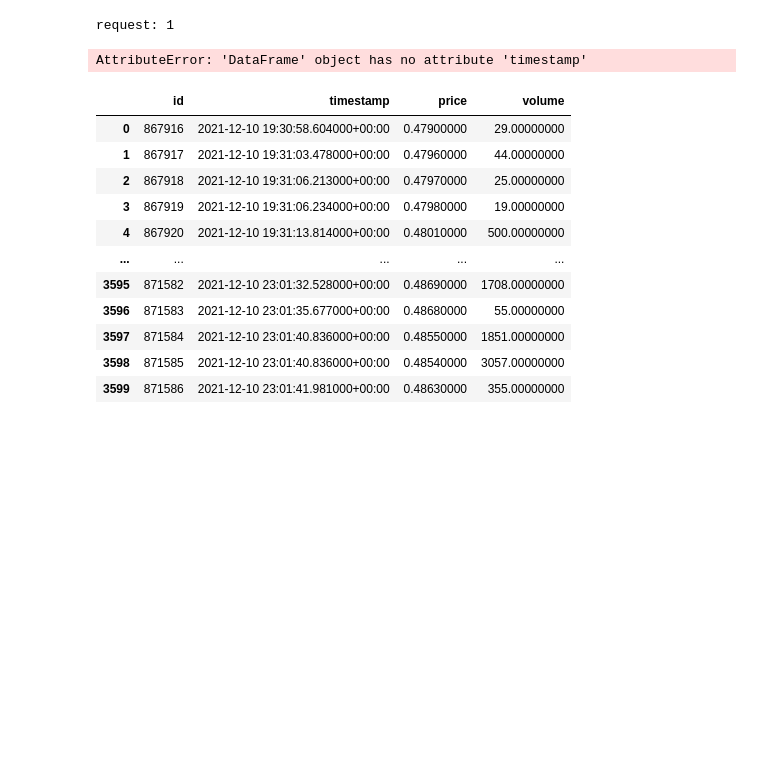
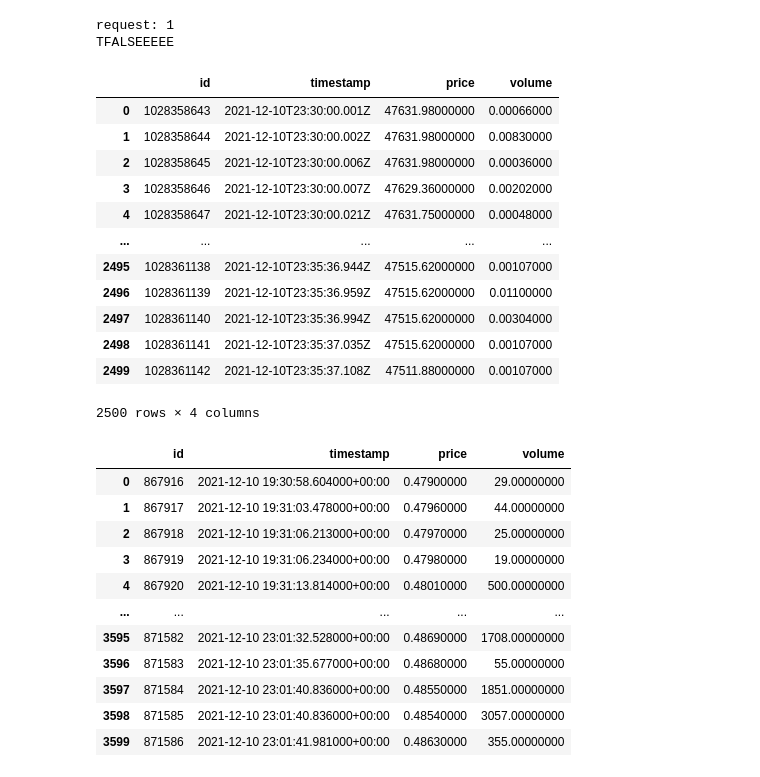
Before and after one commit to julia-claira/crypto, a Jupyter notebook: tet_bot.ipynb, the cells around one changed output. Cells and saved outputs as stored; diff of their text form; code cells hidden in the pictures; blank space fills up the shorter version.

Commit message:
working on updated data

```diff
--- a/tet_bot.ipynb
+++ b/tet_bot.ipynb
@@ -66,12 +66,12 @@ def new_request():
 #UCT time is 8 hours ahead, so this would be 02:00:00am PST
 request_num=2
 
-crypto='DDX'
-start_time='T19%3A30%3A00Z'
+crypto='BTC'
+start_time='T23%3A30%3A00Z'
 start_date='2021-12-10'
-end_day=10 #utc day (for now only works if in the same month!!)
-end_hour=23 #utc
-my_limit=200
+end_day=14 #utc day (for now only works if in the same month!!)
+end_hour=8 #utc
+my_limit=2500
 my_df_lenght=my_limit
 
 #the initial request
@@ -89,34 +89,47 @@ while my_conditions:
     last_hour=int(last_time.str.split('T')[my_df_lenght-1][1].split(':')[0])
     last_minute=int(last_time.str.split('T')[my_df_lenght-1][1].split(':')[1])
     last_second=int(last_time.str.split('T')[my_df_lenght-1][1].split(':')[2].split('.')[0])
     last_day=int(df.iloc[-1:].timestamp[my_df_lenght-1].split('T')[0].split('-')[2])
     start_time=updatetime()
 
     if (last_day<=end_day):
         my_conditions=True
         if (last_hour<end_hour):
             my_conditions=True
             print('true')
         else:
             my_conditions=False
             print("TFALSEEEEE")
     else:
         my_conditions=False
         print("FALSEEEEE")
 
     if (my_conditions):
         new_df=pd.DataFrame(new_request())
         df=pd.concat([df, new_df])
         df.reset_index(inplace=True)
         del df['index']
         my_df_lenght=len(df)
         print(f'request: {request_num} and new df lenght is {my_df_lenght}')
         request_num=request_num+1
 
 df
 # %% [output]
 request: 1
+TFALSEEEEE
+|  | id | timestamp | price | volume |
+| 0 | 1028358643 | 2021-12-10T23:30:00.001Z | 47631.98000000 | 0.00066000 |
+| 1 | 1028358644 | 2021-12-10T23:30:00.002Z | 47631.98000000 | 0.00830000 |
+| 2 | 1028358645 | 2021-12-10T23:30:00.006Z | 47631.98000000 | 0.00036000 |
+| 3 | 1028358646 | 2021-12-10T23:30:00.007Z | 47629.36000000 | 0.00202000 |
+| 4 | 1028358647 | 2021-12-10T23:30:00.021Z | 47631.75000000 | 0.00048000 |
+| ... | ... | ... | ... | ... |
+| 2495 | 1028361138 | 2021-12-10T23:35:36.944Z | 47515.62000000 | 0.00107000 |
+| 2496 | 1028361139 | 2021-12-10T23:35:36.959Z | 47515.62000000 | 0.01100000 |
+| 2497 | 1028361140 | 2021-12-10T23:35:36.994Z | 47515.62000000 | 0.00304000 |
+| 2498 | 1028361141 | 2021-12-10T23:35:37.035Z | 47515.62000000 | 0.00107000 |
+| 2499 | 1028361142 | 2021-12-10T23:35:37.108Z | 47511.88000000 | 0.00107000 |
-AttributeError: 'DataFrame' object has no attribute 'timestamp'
+2500 rows × 4 columns
 # %%
 #see built df
 df.timestamp=pd.to_datetime(df['timestamp'])
```
Also changed, not shown: parts of 10 cells of this notebook, 4 other files.
